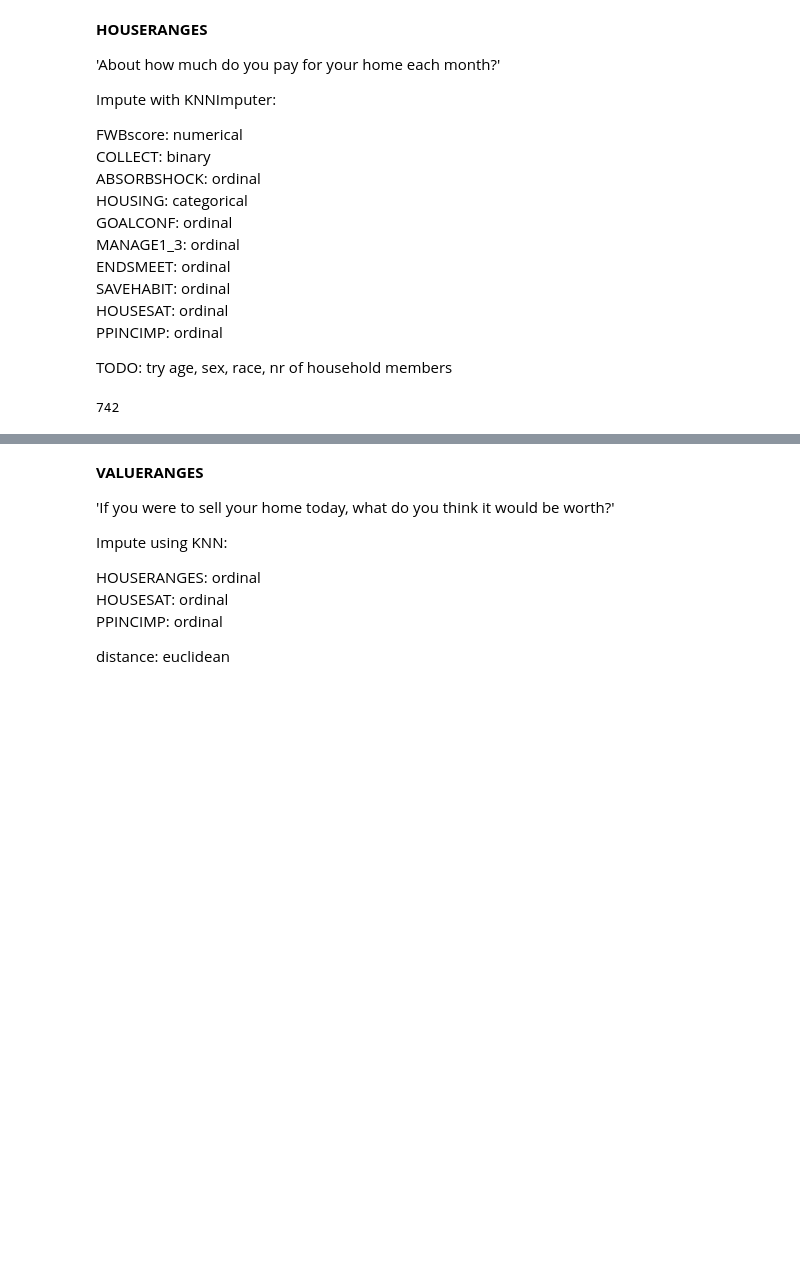
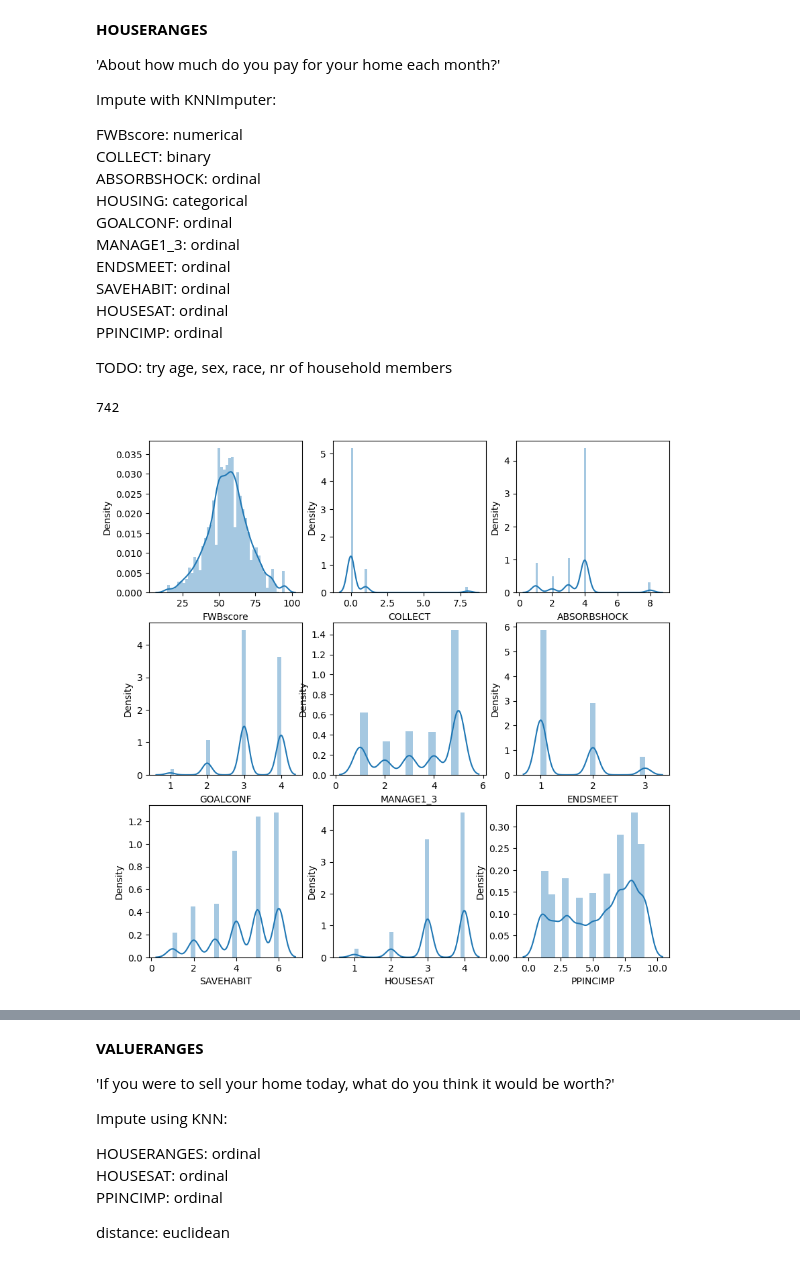
Before and after one commit to inesmcm26/ims_grant, a Jupyter notebook: preprocess.ipynb, the cells around one changed output, grey strips where cells are left out. Drawn from its saved outputs; the diff is of its cells as text; code cells hidden in the pictures; blank space fills up the shorter version.

```diff
--- a/preprocess.ipynb
+++ b/preprocess.ipynb
@@ -130,7 +130,7 @@ imputer = KNNImputerMode(n_neighbors = 5, metric = distance)
 cols = ['PPEDUC', 'PPINCIMP', 'PPREG9', 'PCTLT200FPL']
 
 # scale numerical features
-scaler = StandardScaler()
+scaler = MinMaxScaler()
 scaled_data = scaler.fit_transform(data[['PPEDUC', 'PPINCIMP']])
 scaled_data = pd.DataFrame(scaled_data, columns = ['PPEDUC', 'PPINCIMP'], index = data.index)
 # join with other columns
@@ -147,6 +147,6 @@ new_data['PCTLT200FPL'].value_counts()
 Name: PCTLT200FPL, dtype: int64
 # %%
-data.loc[data['PCTLT200FPL'].isna(), 'PCTLT200FPL'] = new_data.loc[data['PCTLT200FPL'].isna(), 'PCTLT200FPL'].copy()
+data['PCTLT200FPL'] = new_data['PCTLT200FPL'].copy()
 # %% [markdown]
 ## __-4: Response not written to the database due to error__
 
@@ -180,4 +180,4 @@ data.drop(13237, axis = 0, inplace = True)
 # %% [markdown]
 SOCSEC2
 # %%
-valid_data = data[(data['SOCSEC1'] == 1) & (data['SOCSEC2'] != -1) & ((data['SOCSEC2'] != -3))]
+valid_data = data[data['SOCSEC2'] > 0]
@@ -535,0 +548,9 @@ new_data = pd.DataFrame(new_data, columns = cols, index = data.index)
+# %%
+num_cols = ['FWBscore', 'COLLECT', 'ABSORBSHOCK', 'GOALCONF', 'MANAGE1_3', 'ENDSMEET', 'SAVEHABIT', 'HOUSESAT', 'PPINCIMP']
+
+# plot the distribution of the numerical features
+fig, ax = plt.subplots(3, 3, figsize = (10, 10))
+for i, col in enumerate(num_cols):
+    sns.distplot(data[col], ax = ax[i//3, i%3])
+# %% [output]
+[figure, added]
```
Also changed, not shown: parts of 18 cells of this notebook, 1 other file.
